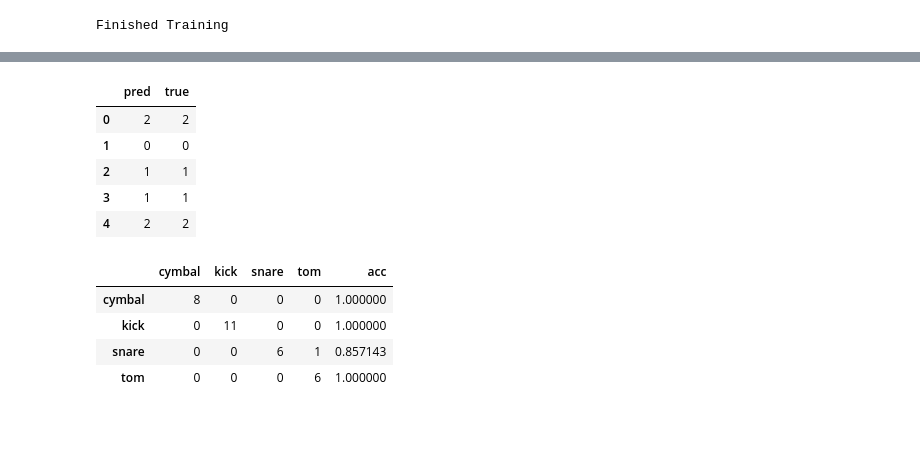
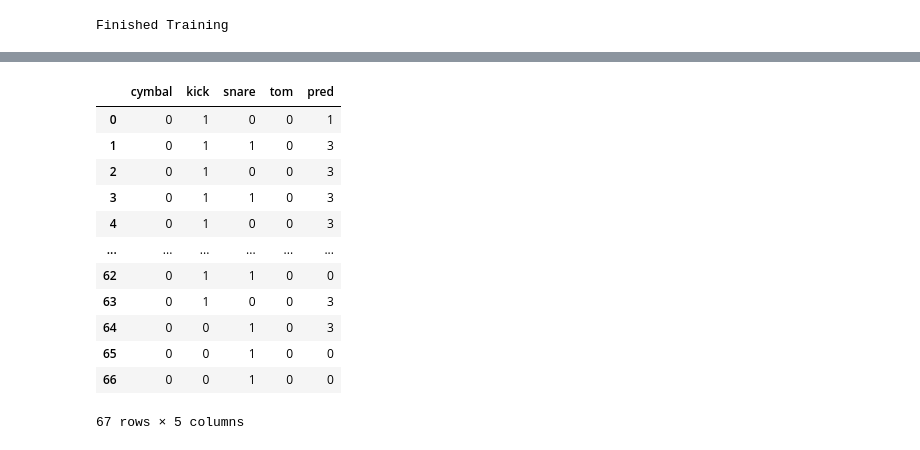
Before and after one commit to erinlopez/ADT, a Jupyter notebook: drums pytorch.ipynb, the cells around one changed output, grey strips where cells are left out. Cells and saved outputs as stored; diff of their text form; code cells hidden in the pictures; blank space fills up the shorter version.

```diff
--- a/drums pytorch.ipynb
+++ b/drums pytorch.ipynb
@@ -143,40 +190,21 @@ Epoch 9: model accuracy 96.88%
-# %%
-import pandas as pd
-df = pd.DataFrame({'pred':predlst, 'true':truth})
-df.head()
-# %% [output]
-|  | pred | true |
-| 0 | 2 | 2 |
-| 1 | 0 | 0 |
-| 2 | 1 | 1 |
-| 3 | 1 | 1 |
-| 4 | 2 | 2 |
-# %%
-from sklearn.metrics import confusion_matrix
-
-def conf(truth, pred, classes):
-
-    #confusion matrix
-    conf = pd.DataFrame(confusion_matrix(truth, pred))
-    conf.columns = classes
-    conf.index = classes
-
-    #accuracy column
-    cymacc = conf['cymbal'][0] / int(sum(conf.loc['cymbal']))
-    kickacc = conf['kick'][1] / int(sum(conf.loc['kick']))
-    snareacc = conf['snare'][2] / int(sum(conf.loc['snare']))
-    tomacc = conf['tom'][3] / int(sum(conf.loc['tom']))
-
-    acc = [cymacc, kickacc, snareacc, tomacc]
-    conf['acc'] = acc
-
-    return(conf)
-
-
-conf(truth, predlst, classes)
-# %% [output]
-|  | cymbal | kick | snare | tom | acc |
-| cymbal | 8 | 0 | 0 | 0 | 1.000000 |
-| kick | 0 | 11 | 0 | 0 | 1.000000 |
-| snare | 0 | 0 | 6 | 1 | 0.857143 |
-| tom | 0 | 0 | 0 | 6 | 1.000000 |
+# %%
+rock_key = pd.read_csv('rock/rock_key.csv')
+pd.DataFrame(rock_key)
+rock_key = rock_key[['cymbal', 'kick', 'snare', 'tom']]
+
+rock_key['pred'] = df['pred']
+rock_key
+# %% [output]
+|  | cymbal | kick | snare | tom | pred |
+| 0 | 0 | 1 | 0 | 0 | 1 |
+| 1 | 0 | 1 | 1 | 0 | 3 |
+| 2 | 0 | 1 | 0 | 0 | 3 |
+| 3 | 0 | 1 | 1 | 0 | 3 |
+| 4 | 0 | 1 | 0 | 0 | 3 |
+| ... | ... | ... | ... | ... | ... |
+| 62 | 0 | 1 | 1 | 0 | 0 |
+| 63 | 0 | 1 | 0 | 0 | 3 |
+| 64 | 0 | 0 | 1 | 0 | 3 |
+| 65 | 0 | 0 | 1 | 0 | 0 |
+| 66 | 0 | 0 | 1 | 0 | 0 |
+67 rows × 5 columns
```
Also changed, not shown: parts of 11 cells of this notebook.
